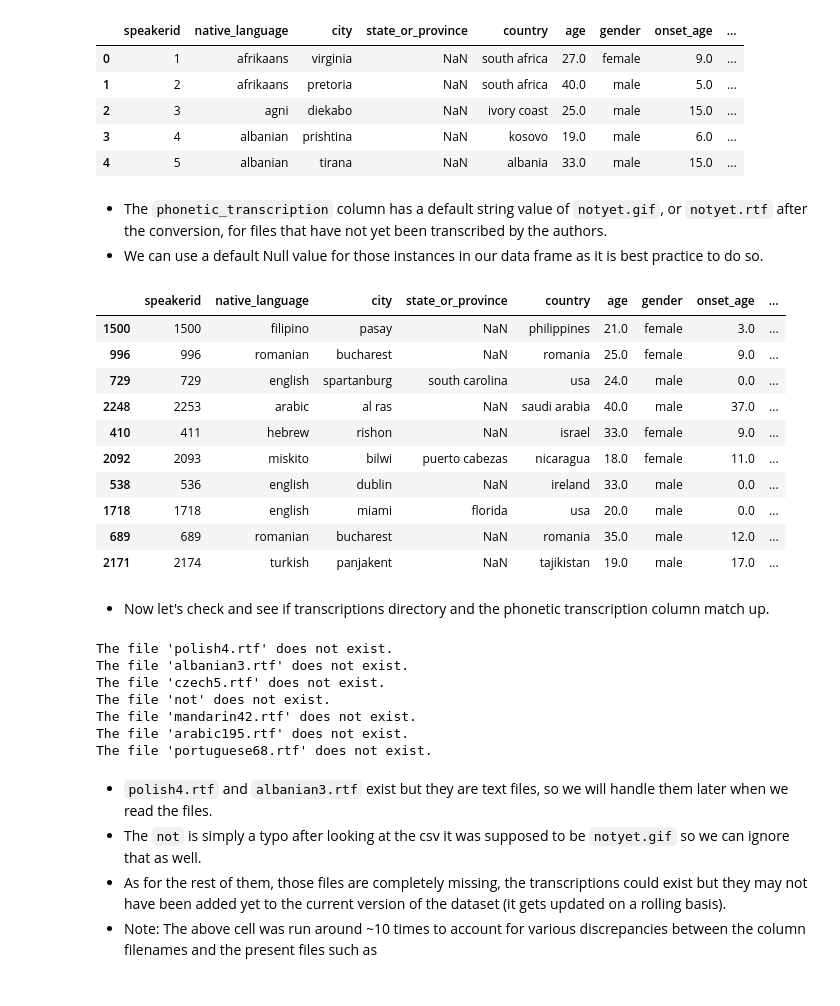
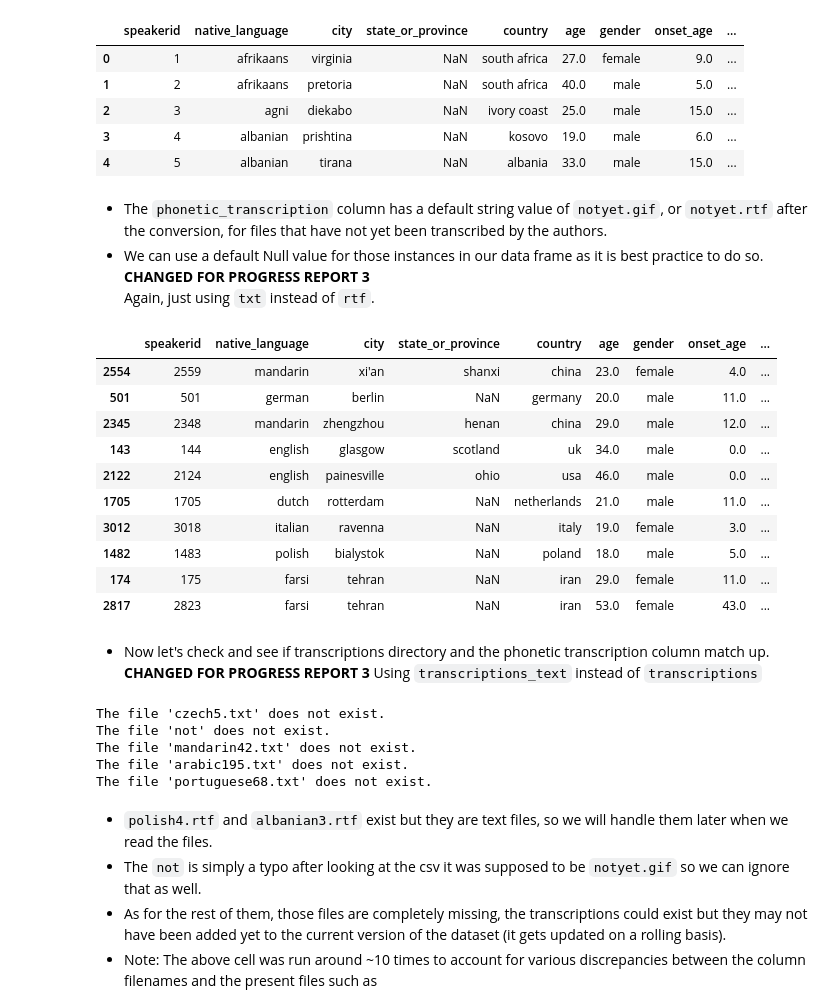
Before and after one commit to Data-Science-for-Linguists-2024/Speech-Accent-Analysis, a Jupyter notebook: notebooks/full_data_processing.ipynb, the cells around one changed output. Cells and saved outputs as stored; diff of their text form; code cells hidden in the pictures.

```diff
--- a/notebooks/full_data_processing.ipynb
+++ b/notebooks/full_data_processing.ipynb
@@ -107,5 +126,5 @@ saa_df[saa_df["age"] <= 5]
 # %%
-saa_df['phonetic_transcription'] = saa_df['phonetic_transcription'].str.replace('.gif', '.rtf')
+saa_df['phonetic_transcription'] = saa_df['phonetic_transcription'].str.replace('.gif', '.txt')
 saa_df.head()
 # %% [output]
 |  | speakerid | native_language | city | state_or_province | country | age | gender | onset_age | ... |
@@ -117,38 +136,40 @@ saa_df.head()
 # %% [markdown]
 * The `phonetic_transcription` column has a default string value of `notyet.gif`, or `notyet.rtf` after the conversion, for files that have not yet been transcribed by the authors.
 * We can use a default Null value for those instances in our data frame as it is best practice to do so.
+**CHANGED FOR PROGRESS REPORT 3**
+Again, just using `txt` instead of `rtf`.
 # %%
-saa_df['phonetic_transcription'] = saa_df['phonetic_transcription'].replace('notyet.rtf', None)
+saa_df['phonetic_transcription'] = saa_df['phonetic_transcription'].replace('notyet.txt', None)
 saa_df.sample(10)
 # %% [output]
 |  | speakerid | native_language | city | state_or_province | country | age | gender | onset_age | ... |
-| 1500 | 1500 | filipino | pasay | NaN | philippines | 21.0 | female | 3.0 | ... |
-| 996 | 996 | romanian | bucharest | NaN | romania | 25.0 | female | 9.0 | ... |
-| 729 | 729 | english | spartanburg | south carolina | usa | 24.0 | male | 0.0 | ... |
-| 2248 | 2253 | arabic | al ras | NaN | saudi arabia | 40.0 | male | 37.0 | ... |
-| 410 | 411 | hebrew | rishon | NaN | israel | 33.0 | female | 9.0 | ... |
-| 2092 | 2093 | miskito | bilwi | puerto cabezas | nicaragua | 18.0 | female | 11.0 | ... |
-| 538 | 536 | english | dublin | NaN | ireland | 33.0 | male | 0.0 | ... |
-| 1718 | 1718 | english | miami | florida | usa | 20.0 | male | 0.0 | ... |
-| 689 | 689 | romanian | bucharest | NaN | romania | 35.0 | male | 12.0 | ... |
-| 2171 | 2174 | turkish | panjakent | NaN | tajikistan | 19.0 | male | 17.0 | ... |
+| 2554 | 2559 | mandarin | xi'an | shanxi | china | 23.0 | female | 4.0 | ... |
+| 501 | 501 | german | berlin | NaN | germany | 20.0 | male | 11.0 | ... |
+| 2345 | 2348 | mandarin | zhengzhou | henan | china | 29.0 | male | 12.0 | ... |
+| 143 | 144 | english | glasgow | scotland | uk | 34.0 | male | 0.0 | ... |
+| 2122 | 2124 | english | painesville | ohio | usa | 46.0 | male | 0.0 | ... |
+| 1705 | 1705 | dutch | rotterdam | NaN | netherlands | 21.0 | male | 11.0 | ... |
+| 3012 | 3018 | italian | ravenna | NaN | italy | 19.0 | female | 3.0 | ... |
+| 1482 | 1483 | polish | bialystok | NaN | poland | 18.0 | male | 5.0 | ... |
+| 174 | 175 | farsi | tehran | NaN | iran | 29.0 | female | 11.0 | ... |
+| 2817 | 2823 | farsi | tehran | NaN | iran | 53.0 | female | 43.0 | ... |
 # %% [markdown]
 * Now let's check and see if transcriptions directory and the phonetic transcription column match up.
+**CHANGED FOR PROGRESS REPORT 3**
+Using `transcriptions_text` instead of `transcriptions`
 # %%
-directory = "../data/transcriptions/"
+directory = "../data/transcriptions_text/"
 
 for transcription in saa_df[saa_df['phonetic_transcription'].notna()]['phonetic_transcription']:
-    file_path = os.path.join("../data/transcriptions/", transcription)
+    file_path = os.path.join("../data/transcriptions_text/", transcription)
     if not os.path.exists(file_path):
         print(f"The file '{transcription}' does not exist.")
 # %% [output]
-The file 'polish4.rtf' does not exist.
-The file 'albanian3.rtf' does not exist.
-The file 'czech5.rtf' does not exist.
+The file 'czech5.txt' does not exist.
 The file 'not' does not exist.
-The file 'mandarin42.rtf' does not exist.
-The file 'arabic195.rtf' does not exist.
-The file 'portuguese68.rtf' does not exist.
+The file 'mandarin42.txt' does not exist.
+The file 'arabic195.txt' does not exist.
+The file 'portuguese68.txt' does not exist.
 # %% [markdown]
 * `polish4.rtf` and `albanian3.rtf` exist but they are text files, so we will handle them later when we read the files.
 * The `not` is simply a typo after looking at the csv it was supposed to be `notyet.gif` so we can ignore that as well.
```
Also changed, not shown: parts of 36 cells of this notebook, 9 other files.
